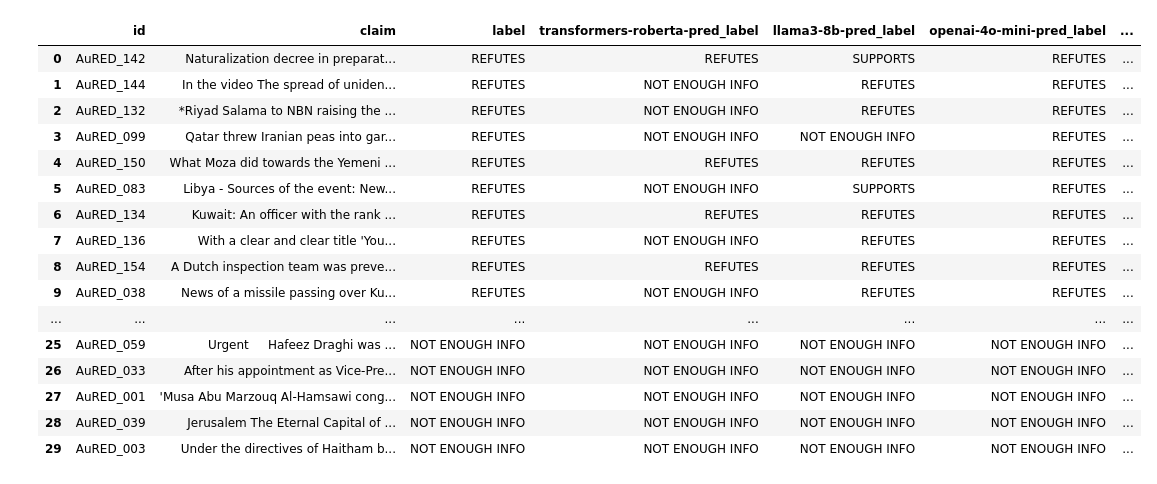
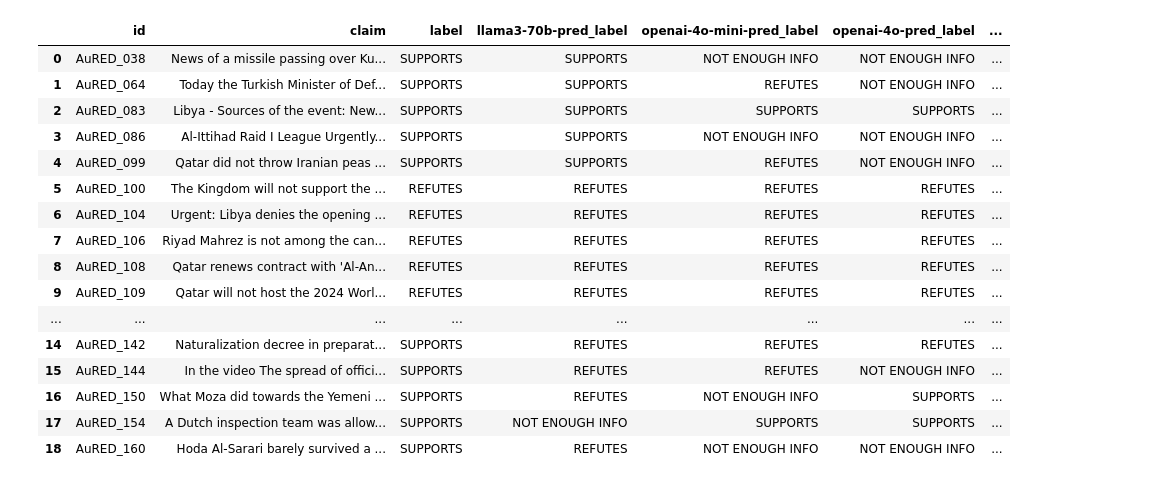
Before and after one commit to LuisKolb/thesis, a Jupyter notebook: lkae/RQ2/inverting-check/compare.ipynb, the cells around one changed output. Saved outputs shown, nothing was run; the diff lists cells and outputs as text; code cells hidden in the pictures.

Commit message:
inverting data+labels experiment

```diff
--- a/lkae/RQ2/inverting-check/compare.ipynb
+++ b/lkae/RQ2/inverting-check/compare.ipynb
@@ -27,0 +27,7 @@ PyTerrier 0.10.1 has loaded Terrier 5.9 (built by craigm on 2024-05-02 17:40) an
+# %%
+# load inverted ds
+ground_truth_fp = './English_dev_inverted.jsonl'
+
+dataset = AuredDataset(ground_truth_fp, preprocess=True, add_author_bio=False, add_author_name=False)
+
+dataset[0]
@@ -28,7 +41,7 @@ PyTerrier 0.10.1 has loaded Terrier 5.9 (built by craigm on 2024-05-02 17:40) an
 # %%
 # ground truth RQ2
-gold_file = os.path.join(root_dir, 'data', f'{dataset_split}.jsonl')
+gold_file = os.path.join(ground_truth_fp)
 gold_list = [line for line in jsonlines.open(gold_file)]
 
 # select a set of variations of the dataset
-selected_variations = ["pre-nonam-nobio"]
+selected_variations = ["nopre-nonam-nobio"]
@@ -39,7 +50,7 @@ dict_keys(['nopre-nam-bio', 'nopre-nam-nobio', 'nopre-nonam-bio', 'nopre-nonam-n
 
 verifiers = {}
 
-with open('config-compare.json', 'r') as file:
+with open('config.json', 'r') as file:
     configs = json.load(file)
 
     for config in configs['configs']:
@@ -203,9 +203,21 @@ columns = ['id', 'claim', 'label']
 for verifier in results.keys():
     columns.append(f'{verifier}-pred_label')
 
+columns
+ev_pieces = {}
+
 for verifier in results.keys():
     for i in range(max_evidence):
-        columns.append(f'{verifier}-ev_{i+1}')
+        if i not in ev_pieces:
+            ev_pieces[i] = []
+        ev_pieces[i] += [f'{verifier}-ev_{i+1}']
+
+
+for i, item in ev_pieces.items():
+    for e in item:
+        columns.append(e)
+
+columns
 
 # Reorder the DataFrame columns
 df_comparison = df_comparison[columns]
@@ -213,49 +225,49 @@ df_comparison = df_comparison[columns]
 # Add a column to indicate if predicted labels match
 def labels_match(row):
     predicted_labels = [row[f'{verifier}-pred_label'] for verifier in results.keys()]
     return 'Yes' if len(set(predicted_labels)) == 1 else 'No'
 
 df_comparison['Predicted Labels Match'] = df_comparison.apply(labels_match, axis=1)
 
 # Move the 'Predicted Labels Match' column to the end
 cols = df_comparison.columns.tolist()
 cols = cols[:-1] + cols[-1:]
 df_comparison = df_comparison[cols]
 
 # Display the DataFrame
 display(df_comparison)
 
 # Optionally, save the DataFrame to a CSV file for easier viewing in spreadsheet software
 df_comparison.to_csv('results/verifier_comparison_detailed.csv', index=False)
 
 # Print summary statistics
 print("\nSummary Statistics:")
 for verifier_label, result in results.items():
     print(f"\n{verifier_label}:")
     print(f"  Macro F1: {result['macro_f1']:.4f}")
     print(f"  Strict F1: {result['strict_f1']:.4f}")
     print(f"  Time: {result['time']:.2f} seconds")
 
 # Print the percentage of matching predictions
 matching_percentage = (df_comparison['Predicted Labels Match'] == 'Yes').mean() * 100
 print(f"\nPercentage of matching predictions: {matching_percentage:.2f}%")
 # %% [output]
-|  | id | claim | label | transformers-roberta-pred_label | llama3-8b-pred_label | openai-4o-mini-pred_label | ... |
-| 0 | AuRED_142 | Naturalization decree in preparat... | REFUTES | REFUTES | SUPPORTS | REFUTES | ... |
-| 1 | AuRED_144 | In the video The spread of uniden... | REFUTES | NOT ENOUGH INFO | REFUTES | REFUTES | ... |
-| 2 | AuRED_132 | *Riyad Salama to NBN raising the ... | REFUTES | NOT ENOUGH INFO | REFUTES | REFUTES | ... |
-| 3 | AuRED_099 | Qatar threw Iranian peas into gar... | REFUTES | NOT ENOUGH INFO | NOT ENOUGH INFO | REFUTES | ... |
-| 4 | AuRED_150 | What Moza did towards the Yemeni ... | REFUTES | REFUTES | REFUTES | REFUTES | ... |
-| 5 | AuRED_083 | Libya - Sources of the event: New... | REFUTES | NOT ENOUGH INFO | SUPPORTS | REFUTES | ... |
-| 6 | AuRED_134 | Kuwait: An officer with the rank ... | REFUTES | REFUTES | REFUTES | REFUTES | ... |
-| 7 | AuRED_136 | With a clear and clear title 'You... | REFUTES | NOT ENOUGH INFO | REFUTES | REFUTES | ... |
-| 8 | AuRED_154 | A Dutch inspection team was preve... | REFUTES | REFUTES | REFUTES | REFUTES | ... |
-| 9 | AuRED_038 | News of a missile passing over Ku... | REFUTES | NOT ENOUGH INFO | REFUTES | REFUTES | ... |
+|  | id | claim | label | llama3-70b-pred_label | openai-4o-mini-pred_label | openai-4o-pred_label | ... |
+| 0 | AuRED_038 | News of a missile passing over Ku... | SUPPORTS | SUPPORTS | NOT ENOUGH INFO | NOT ENOUGH INFO | ... |
+| 1 | AuRED_064 | Today the Turkish Minister of Def... | SUPPORTS | SUPPORTS | REFUTES | NOT ENOUGH INFO | ... |
+| 2 | AuRED_083 | Libya - Sources of the event: New... | SUPPORTS | SUPPORTS | SUPPORTS | SUPPORTS | ... |
+| 3 | AuRED_086 | Al-Ittihad Raid I League Urgently... | SUPPORTS | SUPPORTS | NOT ENOUGH INFO | NOT ENOUGH INFO | ... |
+| 4 | AuRED_099 | Qatar did not throw Iranian peas ... | SUPPORTS | SUPPORTS | REFUTES | NOT ENOUGH INFO | ... |
+| 5 | AuRED_100 | The Kingdom will not support the ... | REFUTES | REFUTES | REFUTES | REFUTES | ... |
+| 6 | AuRED_104 | Urgent: Libya denies the opening ... | REFUTES | REFUTES | REFUTES | REFUTES | ... |
+| 7 | AuRED_106 | Riyad Mahrez is not among the can... | REFUTES | REFUTES | REFUTES | REFUTES | ... |
+| 8 | AuRED_108 | Qatar renews contract with 'Al-An... | REFUTES | REFUTES | REFUTES | REFUTES | ... |
+| 9 | AuRED_109 | Qatar will not host the 2024 Worl... | REFUTES | REFUTES | REFUTES | REFUTES | ... |
 | ... | ... | ... | ... | ... | ... | ... | ... |
-| 25 | AuRED_059 | Urgent ️ ️ ️ ️ Hafeez Draghi was ... | NOT ENOUGH INFO | NOT ENOUGH INFO | NOT ENOUGH INFO | NOT ENOUGH INFO | ... |
-| 26 | AuRED_033 | After his appointment as Vice-Pre... | NOT ENOUGH INFO | NOT ENOUGH INFO | NOT ENOUGH INFO | NOT ENOUGH INFO | ... |
-| 27 | AuRED_001 | 'Musa Abu Marzouq Al-Hamsawi cong... | NOT ENOUGH INFO | NOT ENOUGH INFO | NOT ENOUGH INFO | NOT ENOUGH INFO | ... |
-| 28 | AuRED_039 | Jerusalem The Eternal Capital of ... | NOT ENOUGH INFO | NOT ENOUGH INFO | NOT ENOUGH INFO | NOT ENOUGH INFO | ... |
-| 29 | AuRED_003 | Under the directives of Haitham b... | NOT ENOUGH INFO | NOT ENOUGH INFO | NOT ENOUGH INFO | NOT ENOUGH INFO | ... |
+| 14 | AuRED_142 | Naturalization decree in preparat... | SUPPORTS | REFUTES | REFUTES | REFUTES | ... |
+| 15 | AuRED_144 | In the video The spread of offici... | SUPPORTS | REFUTES | REFUTES | NOT ENOUGH INFO | ... |
+| 16 | AuRED_150 | What Moza did towards the Yemeni ... | SUPPORTS | REFUTES | NOT ENOUGH INFO | SUPPORTS | ... |
+| 17 | AuRED_154 | A Dutch inspection team was allow... | SUPPORTS | NOT ENOUGH INFO | SUPPORTS | SUPPORTS | ... |
+| 18 | AuRED_160 | Hoda Al-Sarari barely survived a ... | SUPPORTS | REFUTES | NOT ENOUGH INFO | NOT ENOUGH INFO | ... |
 Summary Statistics:
 
```
Also changed, not shown: parts of 7 cells of this notebook, 7 other files.
